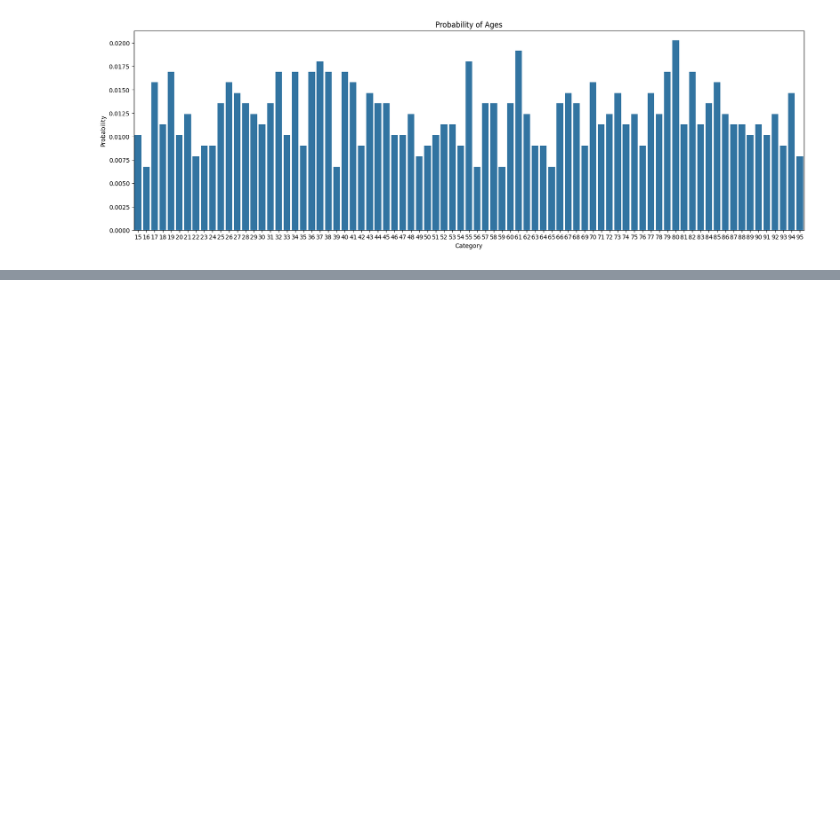
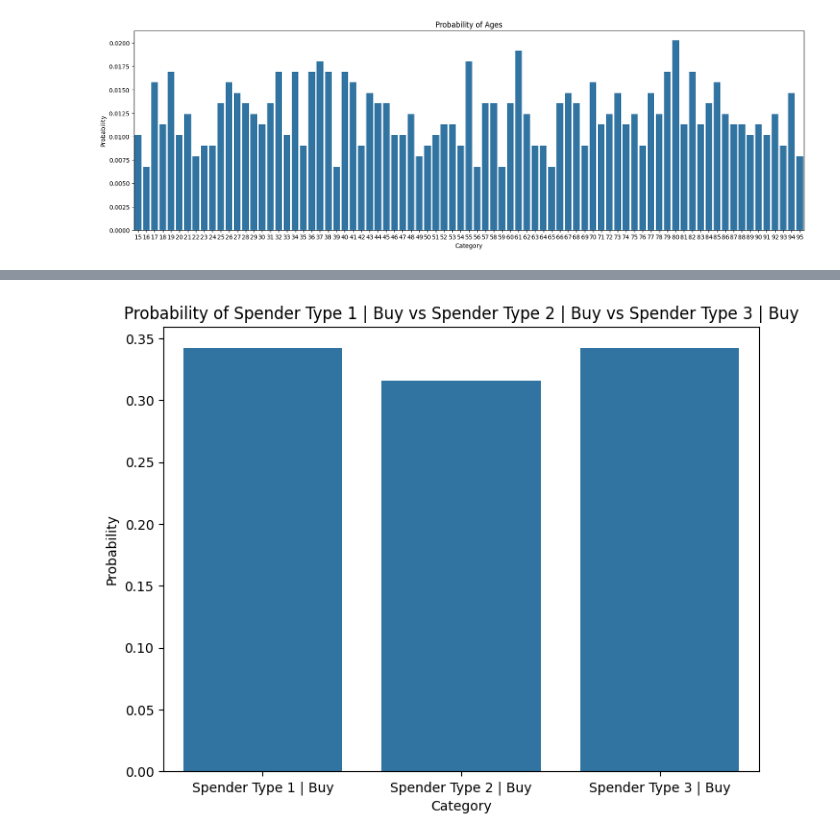
Before and after one commit to Dauniel/ece_engr_131A_project, a Jupyter notebook: project.ipynb, the cells around one changed output, grey strips where cells are left out. Saved outputs shown, nothing was run; the diff lists cells and outputs as text; code cells hidden in the pictures; blank space fills up the shorter version.

```diff
--- a/project.ipynb
+++ b/project.ipynb
@@ -264,0 +267,93 @@ Sum of Age Probabilities = 0.9999999999999999
+# %%
+file_path = 'user_data.csv'
+df = pd.read_csv(file_path)
+
+total = 887
+
+B = df['Bought']
+
+T = df['Spender Type']
+
+S = df["Sex"]
+
+A = df["Age"]
+
+B = np.array(B)
+T = np.array(T)
+
+# Condition that the spender type buys
+# P(Spender Type | Buy)
+
+total_buy = np.sum(B == 1)
+
+small_spender_buyer_type = 0
+medium_spender_buyer_type = 0
+large_spender_buyer_type = 0
+
+for i in range(len(B)):
+    if B[i] == 1:
+        if T[i] == 1:
+            large_spender_buyer_type += 1
+        elif T[i] == 2:
+            medium_spender_buyer_type += 1
+        else:
+            small_spender_buyer_type += 1
+prob_small_spender_buyer_type = small_spender_buyer_type / total_buy
+prob_medium_spender_buyer_type = medium_spender_buyer_type / total_buy
+prob_large_spender_buyer_type = large_spender_buyer_type / total_buy
+
+print("P(Small | Buy) = " + str(prob_small_spender_buyer_type))
+print("P(Medium | Buy) = " + str(prob_medium_spender_buyer_type))
+print("P(Large | Buy) = " + str(prob_large_spender_buyer_type))
+
+print("P(Small | Buy) + P(Medium | Buy) + P(Large | Buy) = " + str(prob_small_spender_buyer_type + prob_medium_spender_buyer_type + prob_large_spender_buyer_type))
+
+spender_type_data_buy = {'Category' : ['Spender Type 1 | Buy', 'Spender Type 2 | Buy', 'Spender Type 3 | Buy'],
+                     'Probability' : [prob_small_spender_buyer_type, prob_medium_spender_buyer_type, prob_large_spender_buyer_type]}
+
+df_plot_spender_type_data_buy_data = pd.DataFrame(spender_type_data_buy)
+
+plt.figure(figsize=(8,6))
+sns.barplot(x = 'Category', y = 'Probability', data = df_plot_spender_type_data_buy_data)
+plt.title("Probability of Spender Type 1 | Buy vs Spender Type 2 | Buy vs Spender Type 3 | Buy")
+plt.show()
+
+# Condition that the spender type does not buy
+# P(Spender Type | Not Buy)
+
+total_not_buy = np.sum(B == 0)
+
+
+small_spender_not_buyer_type = 0
+medium_spender_not_buyer_type = 0
+large_spender_not_buyer_type = 0
+
+for i in range(len(B)):
+    if B[i] == 0:
+        if T[i] == 1:
+            large_spender_not_buyer_type += 1
+        elif T[i] == 2:
+            medium_spender_not_buyer_type += 1
+        else:
+            small_spender_not_buyer_type += 1
+
+prob_small_spender_not_buyer_type = small_spender_not_buyer_type / total_not_buy
+prob_medium_spender_not_buyer_type = medium_spender_not_buyer_type / total_not_buy
+prob_large_spender_not_buyer_type = large_spender_not_buyer_type / total_not_buy
+
+print("P(Small | Not Buy) = " + str(prob_small_spender_not_buyer_type))
+print("P(Medium | Not Buy) = " + str(prob_medium_spender_not_buyer_type))
+print("P(Large | Not Buy) = " + str(prob_large_spender_not_buyer_type))
+
+print("P(Small | Not Buy) + P(Medium | Not Buy) + P(Large | Not Buy) = " + str(prob_small_spender_not_buyer_type + prob_medium_spender_not_buyer_type + prob_large_spender_not_buyer_type))
+
+spender_type_data_not_buy = {'Category' : ['Spender Type 1 | Not Buy', 'Spender Type 2 | Not Buy', 'Spender Type 3 | Not Buy'],
+                     'Probability' : [prob_small_spender_not_buyer_type, prob_medium_spender_not_buyer_type, prob_large_spender_not_buyer_type]}
+
+df_plot_spender_type_data_not_buy_data = pd.DataFrame(spender_type_data_not_buy)
+
+plt.figure(figsize=(12,6))
+sns.barplot(x = 'Category', y = 'Probability', data = df_plot_spender_type_data_not_buy_data)
+plt.title("Probability of Spender Type 1 | Not Buy vs Spender Type 2 | Not Buy vs Spender Type 3 | Not Buy")
+plt.show()
+# %% [output]
@@ -264,0 +364 @@ Sum of Age Probabilities = 0.9999999999999999
+[figure, added]
```
Also changed, not shown: parts of 4 cells of this notebook.
